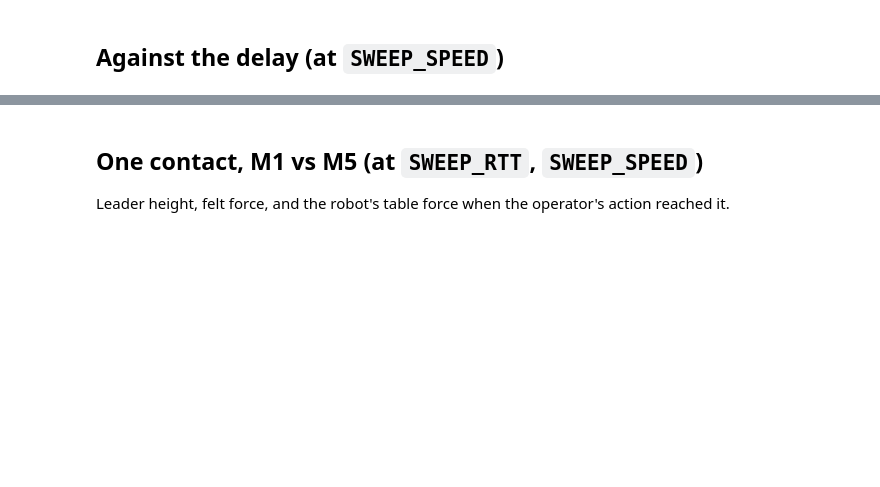
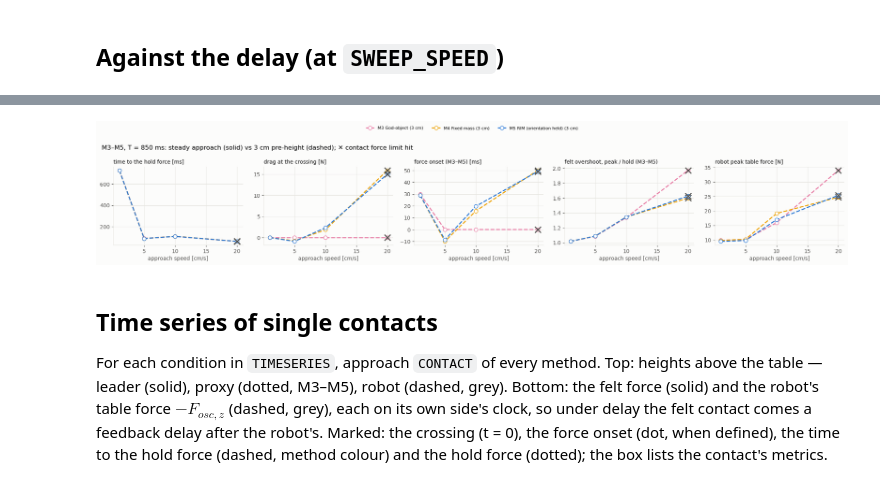
Before and after one commit to McGill-Applied-Dynamics-Lab/adl-ros2, a Jupyter notebook: experiments/rim-delays/exp/e3_approach.ipynb, the cells around one changed output, grey strips where cells are left out. Cells and saved outputs as stored; diff of their text form; code cells hidden in the pictures; blank space fills up the shorter version.

```diff
--- a/experiments/rim-delays/exp/e3_approach.ipynb
+++ b/experiments/rim-delays/exp/e3_approach.ipynb
@@ -69,0 +204,41 @@ fig.tight_layout()
+# %%
+models = ["proxy-god-object", "proxy-fixed-mass", "proxy-rim"]
+cmp = df[df.method.isin(models) & (df["T"] == SWEEP_RTT)]
+fig, axes = plt.subplots(1, len(metrics), figsize=(4 * len(metrics), 3.3))
+for ax, (y, title) in zip(axes, metrics):
+    for m in [m for m in P.methods_in(cmp) if m in models]:
+        for st, ls in ((True, "-"), (False, "--")):
+            s = (
+                cmp[(cmp.method == m) & (cmp.steady == st)]
+                .groupby("approach_speed")[[y, "contact_limited_mean"]]
+                .mean()
+            )
+            if s.empty:
+                continue
+            ax.plot(
+                100 * s.index,
+                s[y],
+                "o" + ls,
+                lw=2,
+                ms=7,
+                color=P.color(m),
+                mfc=P.color(m) if st else "white",
+                label=f"{P.LABELS.get(m, m)}{' (steady)' if st else ' (3 cm)'}" if ax is axes[0] else None,
+            )
+            lim = s.contact_limited_mean > 0
+            ax.plot(100 * s.index[lim], s[y][lim], "x", ms=11, mew=2, color=P.INK_2)
+    ax.set_title(title, loc="left", fontsize=10)
+    ax.set_xlabel("approach speed [cm/s]")
+fig.suptitle(
+    f"M3–M5, T = {SWEEP_RTT} ms: steady approach (solid) vs 3 cm pre-height (dashed); ✕ contact force limit hit",
+    x=0.01,
+    ha="left",
+)
+fig.legend(loc="upper center", ncol=3, bbox_to_anchor=(0.5, 1.16), fontsize=8)
+fig.tight_layout()
+cmp.pivot_table(
+    index=["approach_speed", "method"],
+    columns="steady",
+    values=["felt_peak_N_mean", "felt_at_crossing_N_mean", "onset_latency_ms_mean", "robot_peak_table_N_mean"],
+).round(2)
+# %% [output]
@@ -70,4 +260,10 @@ fig.tight_layout()
+[figure, added]
 # %% [markdown]
-## One contact, M1 vs M5 (at `SWEEP_RTT`, `SWEEP_SPEED`)
-Leader height, felt force, and the robot's table force when the operator's action reached it.
+## Time series of single contacts
+
+For each condition in `TIMESERIES`, approach `CONTACT` of every method. Top: heights above the table — leader
+(solid), proxy (dotted, M3–M5), robot (dashed, grey). Bottom: the felt force (solid) and the robot's table force
+$-F_{osc,z}$ (dashed, grey), each on its own side's clock, so under delay the felt contact comes a feedback delay
+after the robot's. Marked: the crossing (t = 0), the force onset (dot, when defined), the time to the hold force
+(dashed, method colour) and the hold force (dotted); the box lists the contact's metrics.
 # %%
```
Also changed, not shown: parts of 12 cells of this notebook, 15 other files.
